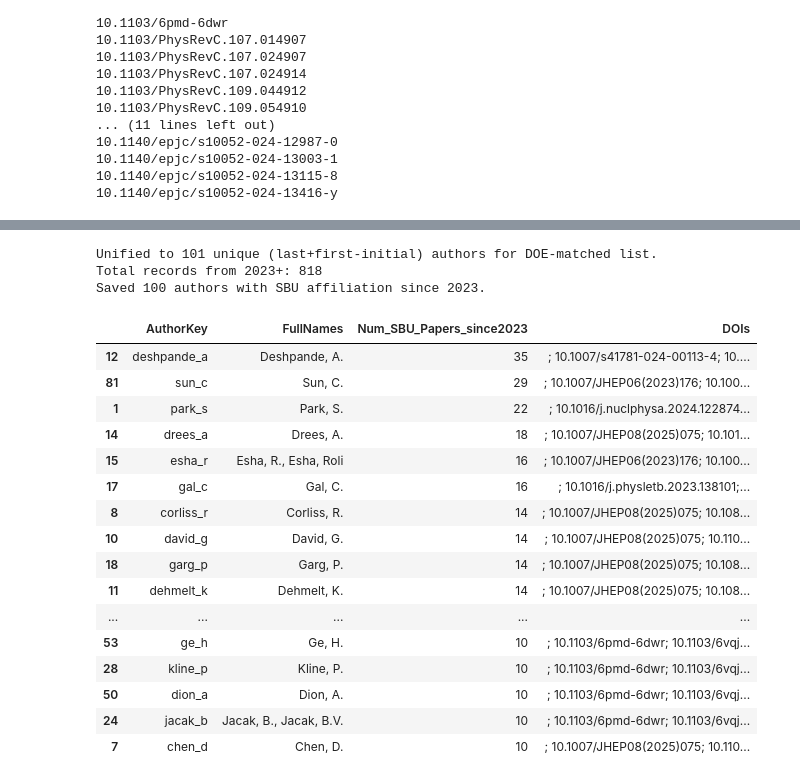
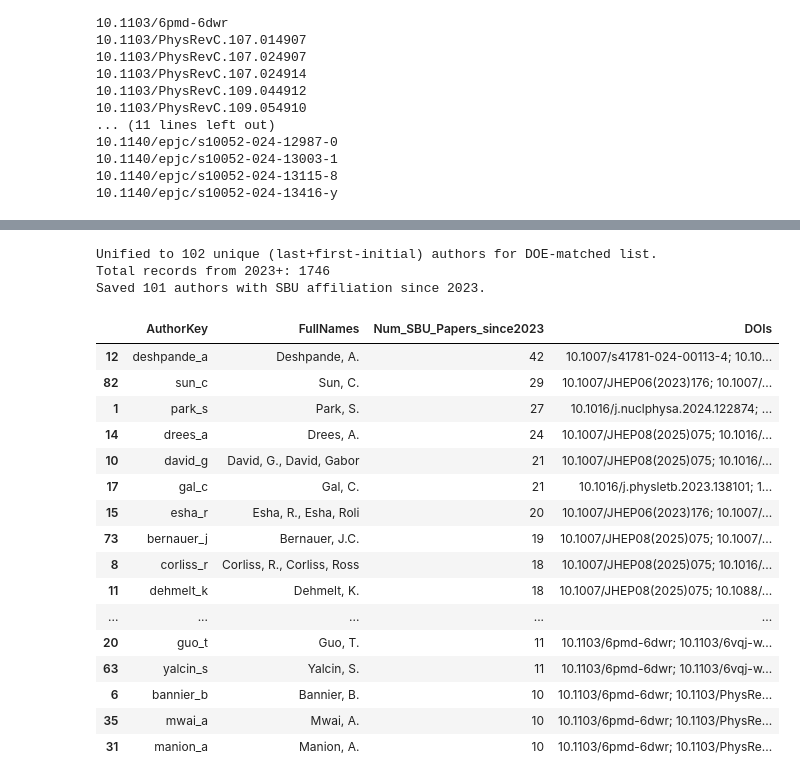
Before and after one commit to mcyoren/Inspire_Parser, a Jupyter notebook: inspire_parser.ipynb, the cells around one changed output, grey strips where cells are left out. Drawn from its saved outputs; the diff is of its cells as text; code cells hidden in the pictures.

Commit message:
first version with ok results

```diff
--- a/inspire_parser.ipynb
+++ b/inspire_parser.ipynb
@@ -7,19 +7,19 @@ do_read_from_web = True
 do_read_from_cvs = not do_read_from_web
 # %%
 base_url = "https://inspirehep.net/api/literature"
-
-# Query: papers affiliated with Stony Brook from 2022 to now
-query = 'aff:"SUNY, Stony Brook" and date 2022->2025'
-query = 'aff:"Stony Brook U." and date 2022->2025'
-query = '(aff:"Stony Brook U." or aff:"SUNY, Stony Brook" or aff:"SUNY" or aff:"YITP") and date 2022->2025'
-
-
+url = base_url
+query = (
+    '(aff:"Stony Brook U." OR aff:"SUNY, Stony Brook" OR aff:"YITP, Stony Brook" '
+    'OR fulltext:"Stony Brook University" OR fulltext:"stony brook") '
+    'and date 2023->2025'
+)
 exclude_collabs = {"ATLAS", "CMS"}
 
 params = {
     "q": query,
-    "size": 25,
-    "sort": "mostrecent"
+    "size": 100,          # bigger pages = fewer requests
+    "sort": "mostrecent",
+    "cursor": "*",        # enable cursor mode
 }
 
 records = []
@@ -97,7 +109,7 @@ Total records: 1332
 # %%
 import requests, json
 
-r = requests.get("https://inspirehep.net/api/literature/2640016")
+r = requests.get("https://inspirehep.net/api/literature/2865177")
 m = r.json()["metadata"]
 
 # print the entire metadata nicely formatted
@@ -469,53 +491,65 @@ print(f"Total records from 2023+: {len(records_recent)}")
 
 author_recent_sbu = defaultdict(list)
 
 for rec in records_recent:
-    doi = rec.get("DOI", "")
+    doi = rec.get("DOI", "").strip() or f"no_doi_{rec.get('Title','')[:30]}"
     for a in rec.get("Authors", []):
         last = get_last_name(a["name"])
         first_init = get_first_initial(a["name"])
         key = f"{last}_{first_init}"
         if key not in sbu_authors_last:
             continue
-        affs = a.get("affiliations", [])
-        if any(any(k.lower() in aff.lower() for k in sbu_keys) for aff in affs):
+
+        # 🔹 Collect all affiliation strings safely
+        affs = []
+        for aff_obj in (a.get("affiliations", []) + a.get("raw_affiliations", [])):
+            if isinstance(aff_obj, dict) and "value" in aff_obj:
+                affs.append(aff_obj["value"])
+            elif isinstance(aff_obj, str):
+                affs.append(aff_obj)
+
+        # 🔹 Match against lowercase variants of known SBU keywords
+        aff_joined = " ".join(affs).lower()
+        if any(k.lower() in aff_joined for k in sbu_keys):
             author_recent_sbu[key].append(doi)
+
+
 
 # ----------------------------------------------------
 # Build DataFrame
 # ----------------------------------------------------
 authors_recent_df = pd.DataFrame([
     {
         "AuthorKey": key,
         "FullNames": ", ".join(sorted(set(author_variants.get(key, [])))),
         "Num_SBU_Papers_since2023": len(set(dois)),
         "DOIs": "; ".join(sorted(set(dois)))
     }
     for key, dois in author_recent_sbu.items()
 ]).sort_values("Num_SBU_Papers_since2023", ascending=False)
 
 authors_recent_df.to_csv("authors_sbu_since2023.csv", index=False)
 
 print(f"Saved {len(authors_recent_df)} authors with SBU affiliation since 2023.")
-authors_recent_df.head(30)
+authors_recent_df.head(40)
 # %% [output]
-Unified to 101 unique (last+first-initial) authors for DOE-matched list.
-Total records from 2023+: 818
-Saved 100 authors with SBU affiliation since 2023.
+Unified to 102 unique (last+first-initial) authors for DOE-matched list.
+Total records from 2023+: 1746
+Saved 101 authors with SBU affiliation since 2023.
 |  | AuthorKey | FullNames | Num_SBU_Papers_since2023 | DOIs |
-| 12 | deshpande_a | Deshpande, A. | 35 | ; 10.1007/s41781-024-00113-4; 10.... |
-| 81 | sun_c | Sun, C. | 29 | ; 10.1007/JHEP06(2023)176; 10.100... |
-| 1 | park_s | Park, S. | 22 | ; 10.1016/j.nuclphysa.2024.122874... |
-| 14 | drees_a | Drees, A. | 18 | ; 10.1007/JHEP08(2025)075; 10.101... |
-| 15 | esha_r | Esha, R., Esha, Roli | 16 | ; 10.1007/JHEP06(2023)176; 10.100... |
-| 17 | gal_c | Gal, C. | 16 | ; 10.1016/j.physletb.2023.138101;... |
-| 8 | corliss_r | Corliss, R. | 14 | ; 10.1007/JHEP08(2025)075; 10.108... |
-| 10 | david_g | David, G. | 14 | ; 10.1007/JHEP08(2025)075; 10.110... |
-| 18 | garg_p | Garg, P. | 14 | ; 10.1007/JHEP08(2025)075; 10.108... |
-| 11 | dehmelt_k | Dehmelt, K. | 14 | ; 10.1007/JHEP08(2025)075; 10.108... |
+| 12 | deshpande_a | Deshpande, A. | 42 | 10.1007/s41781-024-00113-4; 10.10... |
+| 82 | sun_c | Sun, C. | 29 | 10.1007/JHEP06(2023)176; 10.1007/... |
+| 1 | park_s | Park, S. | 27 | 10.1016/j.nuclphysa.2024.122874; ... |
+| 14 | drees_a | Drees, A. | 24 | 10.1007/JHEP08(2025)075; 10.1016/... |
+| 10 | david_g | David, G., David, Gabor | 21 | 10.1007/JHEP08(2025)075; 10.1016/... |
+| 17 | gal_c | Gal, C. | 21 | 10.1016/j.physletb.2023.138101; 1... |
+| 15 | esha_r | Esha, R., Esha, Roli | 20 | 10.1007/JHEP06(2023)176; 10.1007/... |
+| 73 | bernauer_j | Bernauer, J.C. | 19 | 10.1007/JHEP08(2025)075; 10.1007/... |
+| 8 | corliss_r | Corliss, R., Corliss, Ross | 18 | 10.1007/JHEP08(2025)075; 10.1016/... |
+| 11 | dehmelt_k | Dehmelt, K. | 18 | 10.1007/JHEP08(2025)075; 10.1088/... |
 | ... | ... | ... | ... | ... |
-| 53 | ge_h | Ge, H. | 10 | ; 10.1103/6pmd-6dwr; 10.1103/6vqj... |
-| 28 | kline_p | Kline, P. | 10 | ; 10.1103/6pmd-6dwr; 10.1103/6vqj... |
-| 50 | dion_a | Dion, A. | 10 | ; 10.1103/6pmd-6dwr; 10.1103/6vqj... |
-| 24 | jacak_b | Jacak, B., Jacak, B.V. | 10 | ; 10.1103/6pmd-6dwr; 10.1103/6vqj... |
-| 7 | chen_d | Chen, D. | 10 | ; 10.1007/JHEP08(2025)075; 10.110... |
+| 20 | guo_t | Guo, T. | 11 | 10.1103/6pmd-6dwr; 10.1103/6vqj-w... |
+| 63 | yalcin_s | Yalcin, S. | 11 | 10.1103/6pmd-6dwr; 10.1103/6vqj-w... |
+| 6 | bannier_b | Bannier, B. | 10 | 10.1103/6pmd-6dwr; 10.1103/PhysRe... |
+| 35 | mwai_a | Mwai, A. | 10 | 10.1103/6pmd-6dwr; 10.1103/PhysRe... |
+| 31 | manion_a | Manion, A. | 10 | 10.1103/6pmd-6dwr; 10.1103/PhysRe... |
```
Also changed, not shown: parts of 10 cells of this notebook.
